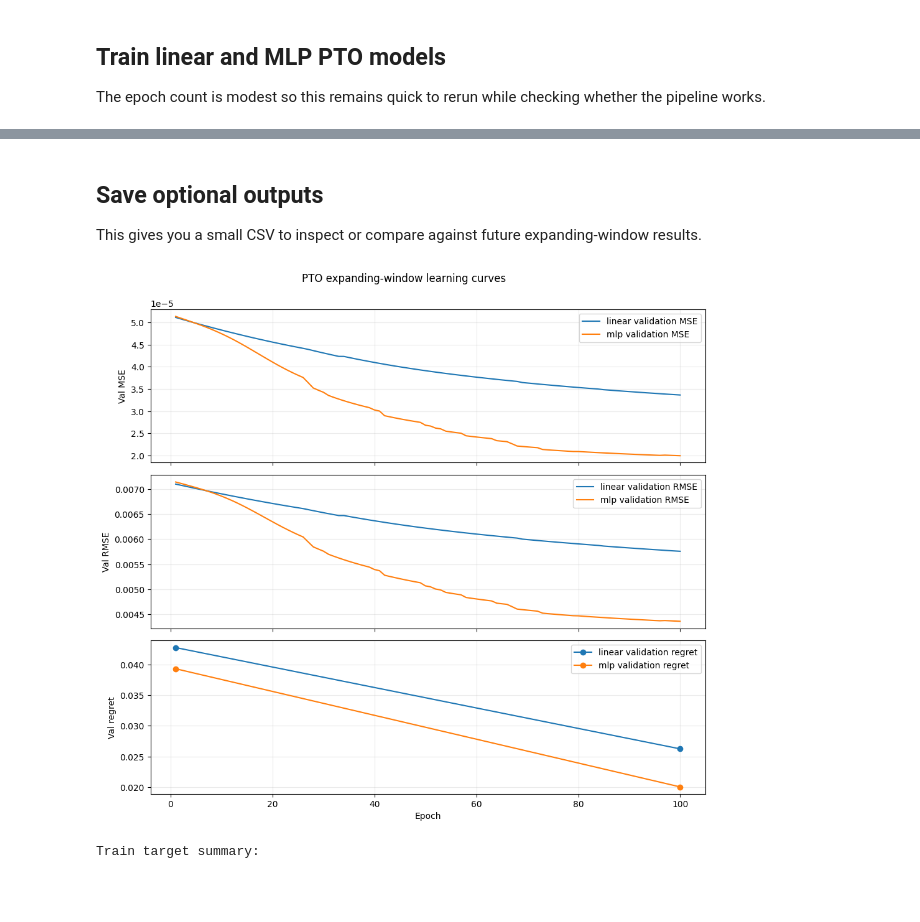
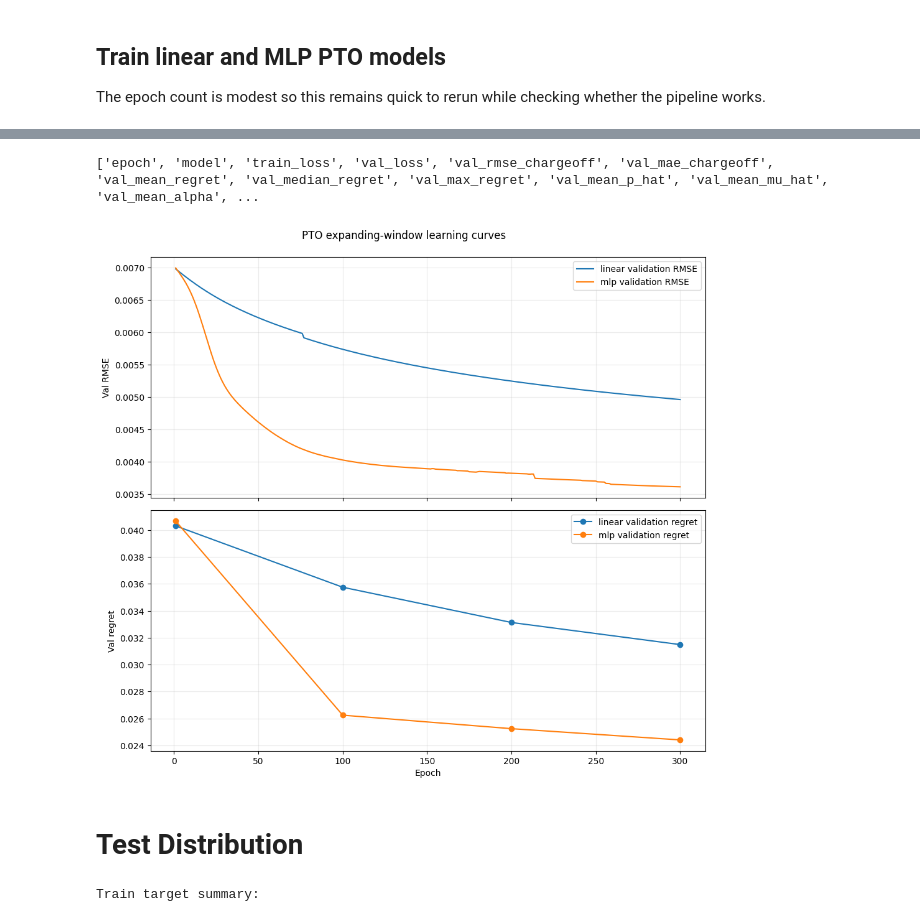
Before and after one commit to okeeffe-hannah/Decision_Focused_Learning_for_Capital_Allocation, a Jupyter notebook: models/notebooks/test_predict_then_optimise.ipynb, the cells around one changed output, grey strips where cells are left out. Drawn from its saved outputs; the diff is of its cells as text; code cells hidden in the pictures; blank space fills up the shorter version.

```diff
--- a/models/notebooks/test_predict_then_optimise.ipynb
+++ b/models/notebooks/test_predict_then_optimise.ipynb
@@ -148,8 +133,9 @@ x_train: (107, 12), x_test: (36, 12)
 The epoch count is modest so this remains quick to rerun while checking whether the pipeline works.
 # %%
 cap_cfg = CapitalConfig(
-    leverage=8.0,
-    lambda_penalty=10.0,
+    leverage=5.0,
+    y_bar=0.05,
+    lambda_penalty=10,
 )
 model_cfg = ModelConfig(
     hidden_dim=16,
@@ -282,5 +269,11 @@ plt.show()
 # %%
 run_expanding_smoke_test = True
+
+cap_cfg = CapitalConfig(
+    leverage=5.0,
+    y_bar=0.05,
+    lambda_penalty=10,
+)
 
 if run_expanding_smoke_test:
     expanding_cfg = ModelConfig(
@@ -288,8 +281,8 @@ if run_expanding_smoke_test:
         lr=1e-3,
         weight_decay=1e-4,
         batch_size=16,
-        epochs=100,
-        patience=25,
+        epochs=300,
+        patience=75,
         val_frac=0.2,
         seed=42,
     )
@@ -520,51 +497,59 @@ plt.show()
-# %% [markdown]
-## Save optional outputs
-
-This gives you a small CSV to inspect or compare against future expanding-window results.
 # %%
+# Check available columns
+print(pto_expanding_history.columns.tolist())
+
+# Aggregate history across expanding-window runs
+mean_history = (
+    pto_expanding_history
+    .groupby(["model", "epoch"], as_index=False)
+    .agg(
+        mean_val_loss=("val_loss", "mean"),
+        mean_val_rmse=("val_rmse_chargeoff", "mean"),
+        mean_val_regret=("val_mean_regret", "mean"),
+    )
+)
+
+# For regret, drop epochs where decision regret was not computed
 regret_history = mean_history.dropna(subset=["mean_val_regret"])
 
-fig, axes = plt.subplots(3, 1, figsize=(10, 9), sharex=True)
+fig, axes = plt.subplots(2, 1, figsize=(10, 9), sharex=True)
 
 for model_name, group in mean_history.groupby("model"):
     group = group.sort_values("epoch")
 
+
     axes[0].plot(
-        group["epoch"],
-        group["mean_val_loss"],
-        label=f"{model_name} validation MSE",
-    )
-
-    axes[1].plot(
         group["epoch"],
         group["mean_val_rmse"],
         label=f"{model_name} validation RMSE",
     )
 
 for model_name, group in regret_history.groupby("model"):
     group = group.sort_values("epoch")
 
-    axes[2].plot(
+    axes[1].plot(
         group["epoch"],
         group["mean_val_regret"],
         marker="o",
         label=f"{model_name} validation regret",
     )
 
-axes[0].set_ylabel("Val MSE")
-axes[1].set_ylabel("Val RMSE")
-axes[2].set_ylabel("Val regret")
-axes[2].set_xlabel("Epoch")
+axes[0].set_ylabel("Val RMSE")
+axes[1].set_ylabel("Val regret")
+axes[1].set_xlabel("Epoch")
 
 for ax in axes:
     ax.grid(True, alpha=0.25)
     ax.legend(loc="best")
 
 fig.suptitle("PTO expanding-window learning curves", y=0.995)
 plt.tight_layout()
 plt.show()
 # %% [output]
+['epoch', 'model', 'train_loss', 'val_loss', 'val_rmse_chargeoff', 'val_mae_chargeoff', 'val_mean_regret', 'val_median_regret', 'val_max_regret', 'val_mean_p_hat', 'val_mean_mu_hat', 'val_mean_alpha', ...
-[figure, old version]
+[figure, new version]
+# %% [markdown]
+# Test Distribution
 # %%
 print("Train target summary:")
 display(train_df["target_chargeoff_next"].describe())
```
Also changed, not shown: parts of 8 cells of this notebook, 3 other files.
